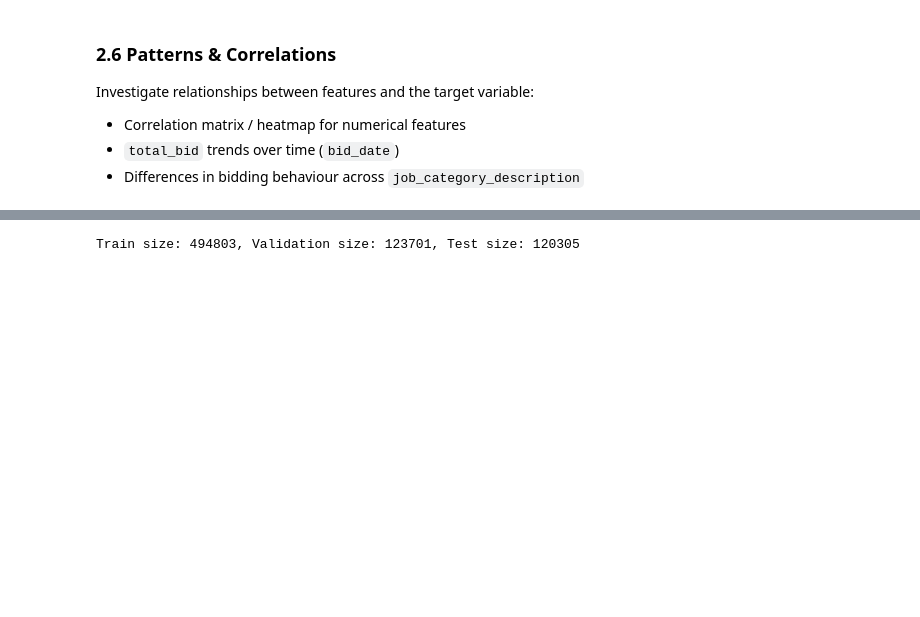
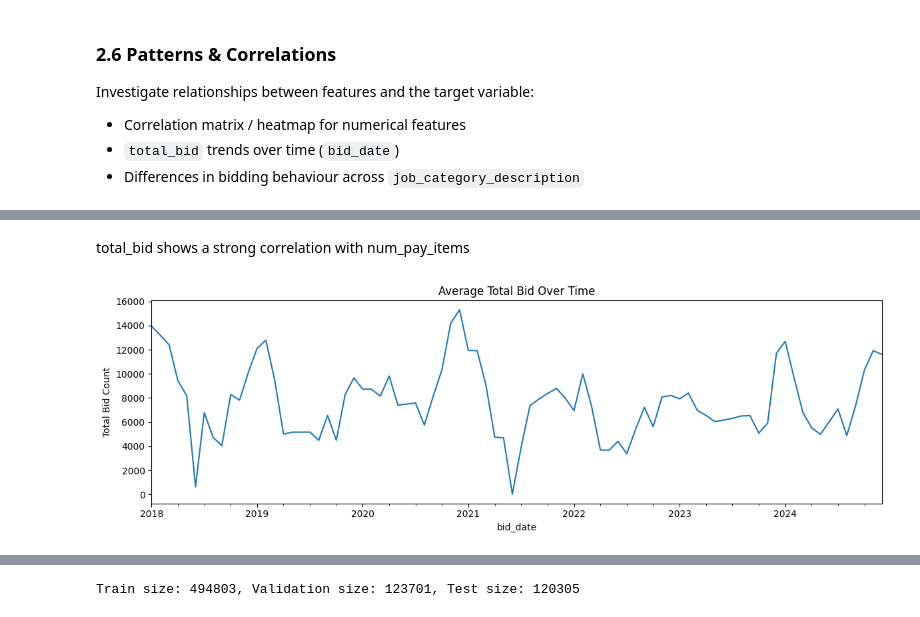
Before and after one commit to IamDalemark/ml-laboratories, a Jupyter notebook: lab4/lab4-v1.ipynb, the cells around one changed output, grey strips where cells are left out. Saved outputs shown, nothing was run; the diff lists cells and outputs as text; code cells hidden in the pictures; blank space fills up the shorter version.

```diff
--- a/lab4/lab4-v1.ipynb
+++ b/lab4/lab4-v1.ipynb
@@ -219,3 +190,16 @@ min      1.286500e+04
 75%      4.189375e+06
 max      1.299339e+07
 Name: total_bid, dtype: float64
+# %% [markdown]
+total_bid shows a strong correlation with num_pay_items
+# %%
+# Total bid over time
+df["bid_date"] = pd.to_datetime(df["bid_date"])
+df.groupby(df["bid_date"].dt.to_period("M"))["total_bid"].count().plot(
+    figsize=(12, 4), title="Average Total Bid Over Time"
+)
+plt.ylabel("Total Bid Count")
+plt.tight_layout()
+plt.show()
+# %% [output]
+[figure, added]
```
Also changed, not shown: parts of 22 cells of this notebook, 2 other files.
